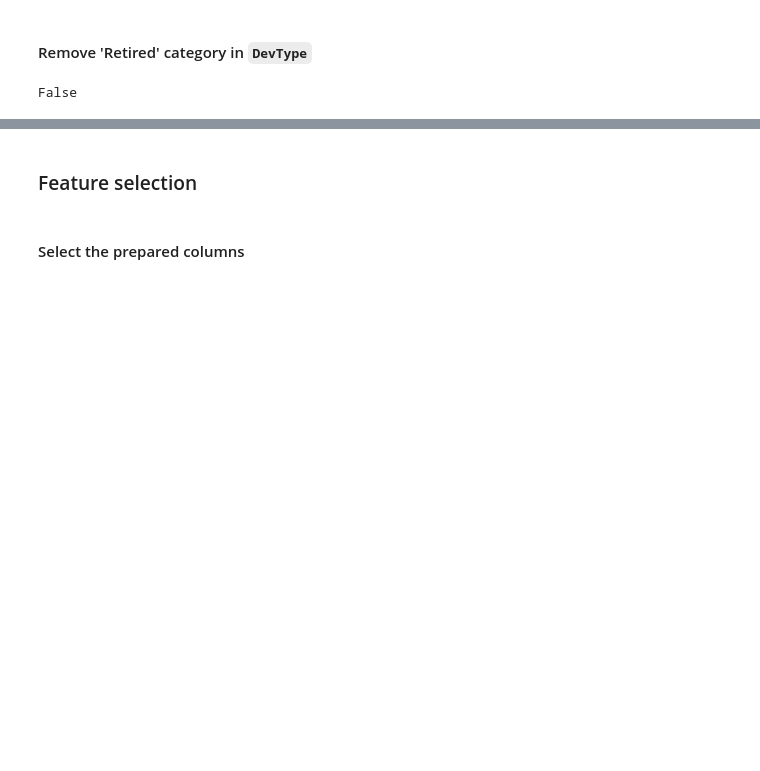
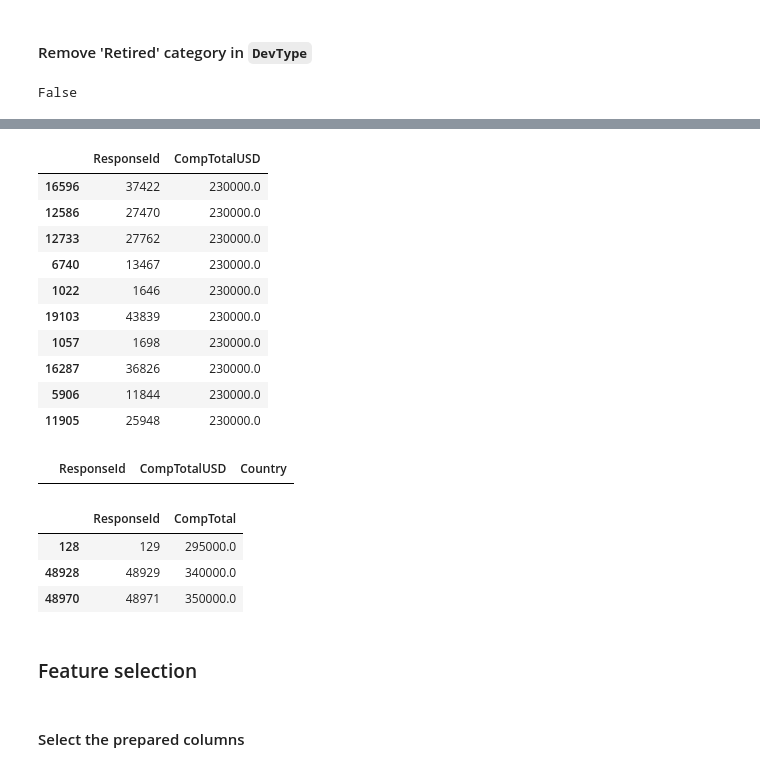
Before and after one commit to gabrielbarcante/analysis-tech-careers, a Jupyter notebook: tech-careers-analysis.ipynb, the cells around one changed output, grey strips where cells are left out. Drawn from its saved outputs; the diff is of its cells as text; code cells hidden in the pictures; blank space fills up the shorter version.

```diff
--- a/tech-careers-analysis.ipynb
+++ b/tech-careers-analysis.ipynb
@@ -1808,2 +1788,0 @@ len(countries)
-# %%
-df_clean.loc[~df_clean.Country.isin(countries), "Country"] = "Other"
@@ -1830,3 +1788,0 @@ Name: count, dtype: int64
-# %%
-df_clean.Country = df_clean.Country.astype("category")
-df_clean.Country.dtype
@@ -1847,0 +1805,5 @@ False
+# %%
+country_counts = df_clean.Country.value_counts(ascending=False)
+countries = country_counts[country_counts >= 200].index
+# %%
+df_clean = df_clean.loc[df_clean.Country.isin(countries)]
@@ -1848,3 +1830,28 @@ False
+# %%
+df_clean[["ResponseId", "CompTotalUSD"]].sort_values("CompTotalUSD", ascending=True).tail(10)
+# %% [output]
+|  | ResponseId | CompTotalUSD |
+| 16596 | 37422 | 230000.0 |
+| 12586 | 27470 | 230000.0 |
+| 12733 | 27762 | 230000.0 |
+| 6740 | 13467 | 230000.0 |
+| 1022 | 1646 | 230000.0 |
+| 19103 | 43839 | 230000.0 |
+| 1057 | 1698 | 230000.0 |
+| 16287 | 36826 | 230000.0 |
+| 5906 | 11844 | 230000.0 |
+| 11905 | 25948 | 230000.0 |
+# %%
+df_clean.loc[df_clean.ResponseId.isin([48929, 48971, 129]), ["ResponseId", "CompTotalUSD", "Country"]]
+# %% [output]
+|  | ResponseId | CompTotalUSD | Country |
+# %%
+df.loc[df.ResponseId.isin([48929, 48971, 129]), ["ResponseId", "CompTotal"]]
+# %% [output]
+|  | ResponseId | CompTotal |
+| 128 | 129 | 295000.0 |
+| 48928 | 48929 | 340000.0 |
+| 48970 | 48971 | 350000.0 |
 # %% [markdown]
 ### Feature selection
 # %% [markdown]
```
Also changed, not shown: parts of 115 cells of this notebook, 1 other file.
